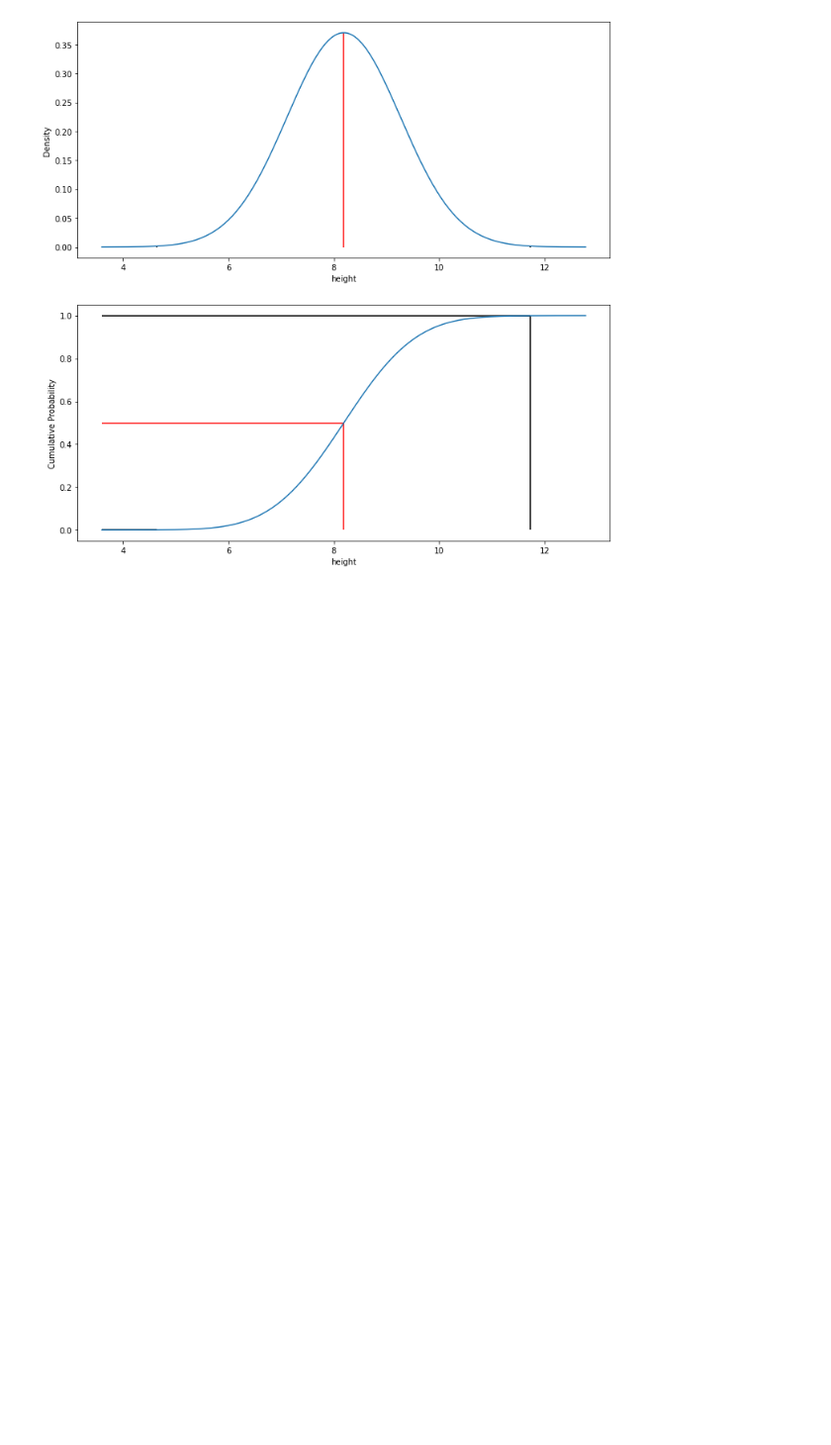
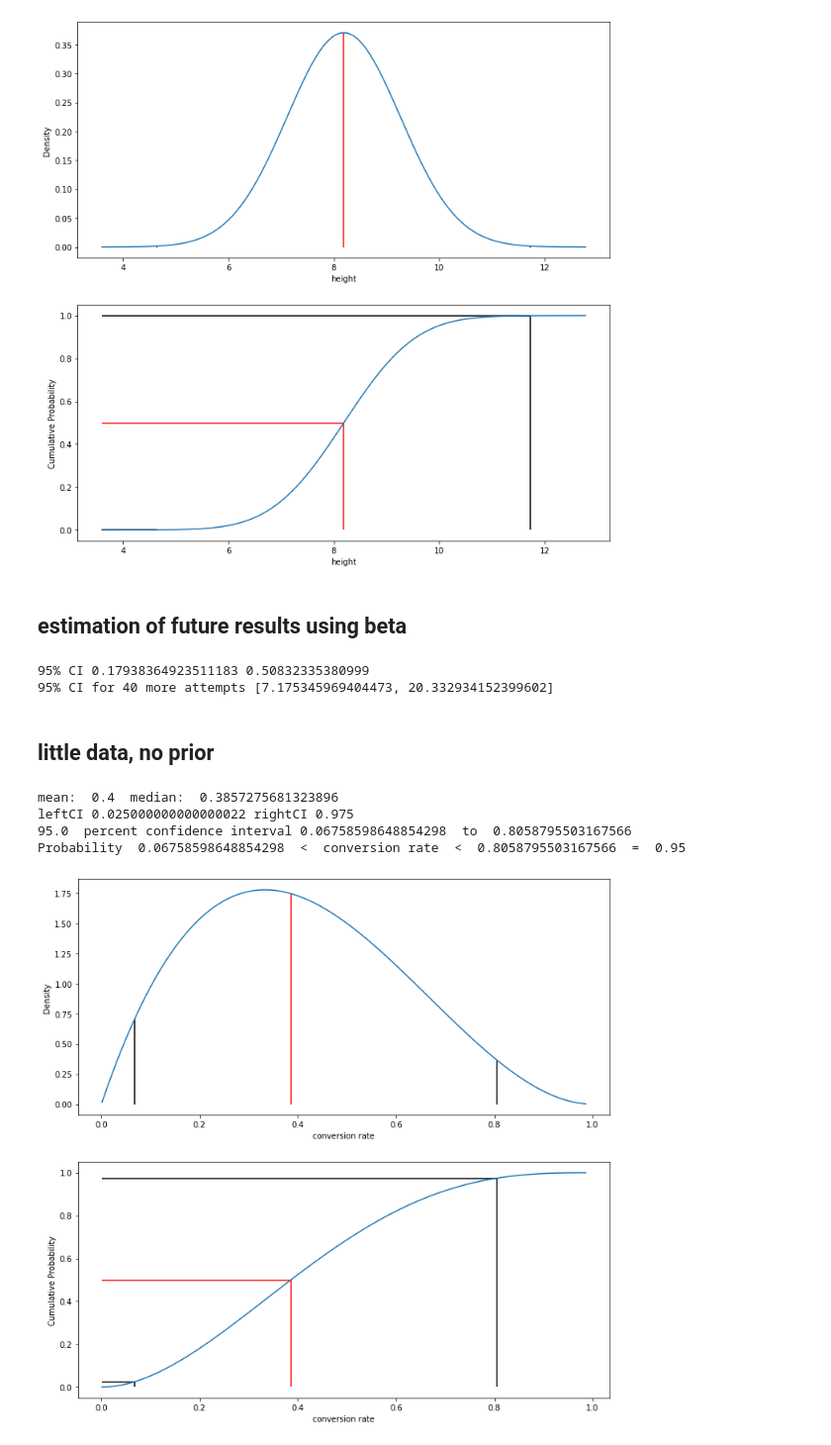
Before and after one commit to ctarrington/try-colab, a Jupyter notebook: parameter_estimation.ipynb, the cells around one changed output. Shown at 99% size. Drawn from its saved outputs; the diff is of its cells as text; code cells hidden in the pictures; blank space fills up the shorter version.

```diff
--- a/parameter_estimation.ipynb
+++ b/parameter_estimation.ipynb
@@ -58,3 +58,27 @@ leftCI 0.0005000000000000004 rightCI 0.9995
 99.9  percent confidence interval 4.64767499582816  to  11.732325004171877
 Probability  4.64767499582816  <  height  <  11.732325004171877  =  0.999
 [figure]
+# %% [markdown]
+## estimation of future results using beta
+# %%
+rv = beta(10, 20)
+lowCI = (1-0.95)/2
+highCI = 1-lowCI
+[low, high] = rv.ppf([lowCI, highCI])
+print('95% CI', low, high)
+future_prediction = [40*low, 40*high]
+print('95% CI for 40 more attempts', future_prediction)
+# %% [output]
+95% CI 0.17938364923511183 0.50832335380999
+95% CI for 40 more attempts [7.175345969404473, 20.332934152399602]
+# %% [markdown]
+## little data, no prior
+# %%
+rv = beta(2,3)
+plot_ci(rv, 0.95, 'conversion rate')
+# %% [output]
+mean:  0.4  median:  0.3857275681323896
+leftCI 0.025000000000000022 rightCI 0.975
+95.0  percent confidence interval 0.06758598648854298  to  0.8058795503167566
+Probability  0.06758598648854298  <  conversion rate  <  0.8058795503167566  =  0.95
+[figure, added]
```
Also changed, not shown: parts of 2 cells of this notebook.
